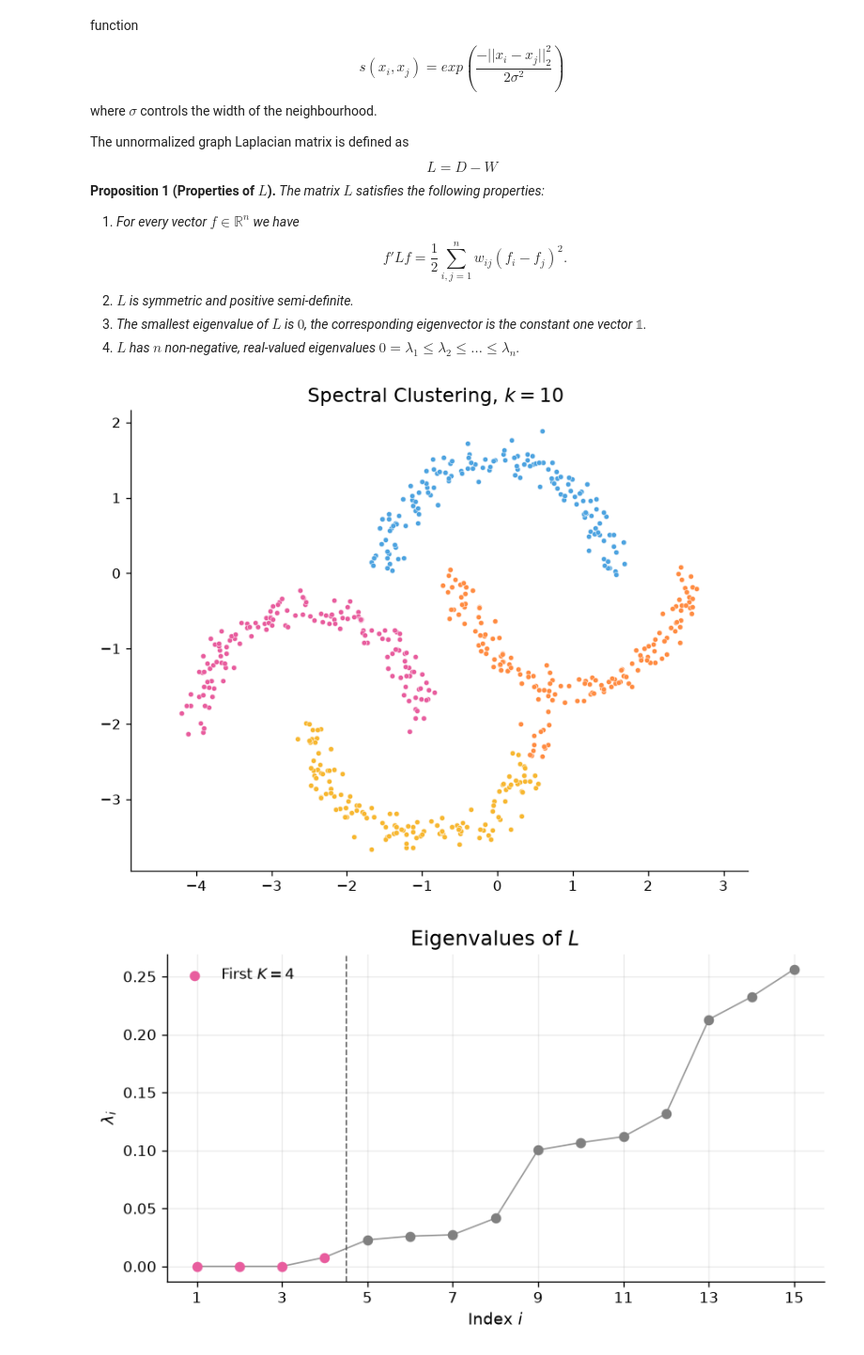
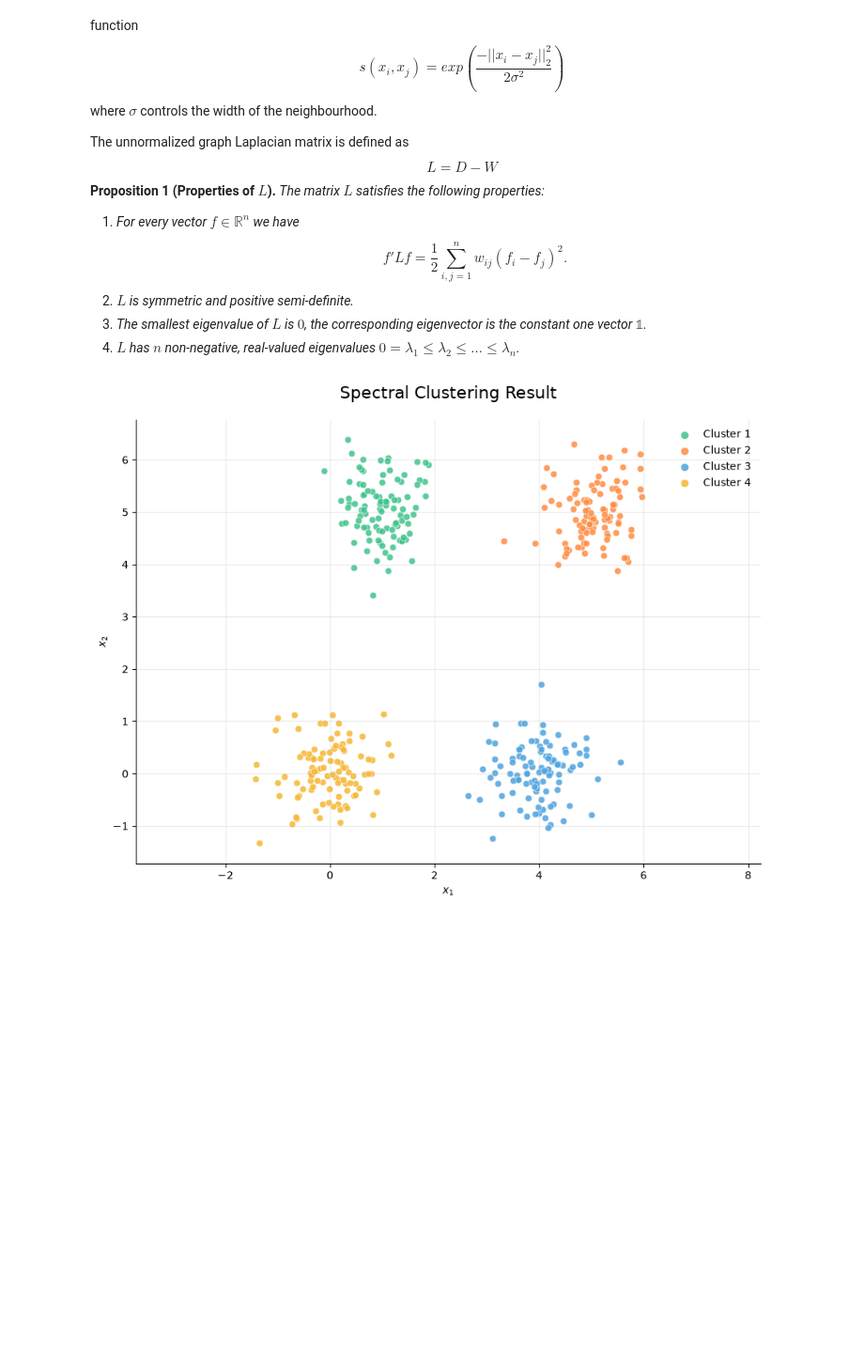
Before and after one commit to theaboge/spectral_clustering, a Jupyter notebook: handin.ipynb, the cells around one changed output. Shown at 94% size. Drawn from its saved outputs; the diff is of its cells as text; code cells hidden in the pictures; blank space fills up the shorter version.

```diff
--- a/handin.ipynb
+++ b/handin.ipynb
@@ -217,8 +99,0 @@ def plot_result(X, labels, lam, K, m = 15, title = None, fname = None):
-# %%
-np.random.seed(42)
-X = make_moons()
-labels, lam, U = spectral_clustering(X, K=4, k=10)
-plot_result(X, labels, lam, K=4, title="Spectral Clustering, $k=10$", fname="moons.pdf")
-# %% [output]
-[figure, removed]
-[figure, removed]
@@ -224,0 +139,36 @@ plot_result(X, labels, lam, K=4, title="Spectral Clustering, $k=10$", fname="moo
+# %%
+colors = ["#3FC38B", "#FF8C42", "#4DA3E0", "#F7B731","#F26B6B",
+              "#9B6BD6",  "#E85D9E", "#1B5E3F",]
+
+X = make_data()
+C = spectral_clustering(X, k=10, K=4, sigma=1)
+
+
+fig, ax = plt.subplots(figsize=(9, 7))
+
+palette = np.array(colors)
+
+for c in np.unique(C):
+    mask = C == c
+    ax.scatter(
+        X[mask, 0], X[mask, 1],
+        s=40,                      # larger markers
+        color=palette[c],
+        alpha=0.85,
+        edgecolor="white",         # thin white outline separates overlapping points
+        linewidth=0.5,
+        label=f"Cluster {c + 1}",
+    )
+
+ax.set_title("Spectral Clustering Result", fontsize=16, pad=20)
+ax.set_xlabel("$x_1$")
+ax.set_ylabel("$x_2$")
+ax.set_aspect("equal", adjustable="datalim")   # keeps the geometry undistorted
+ax.grid(alpha=0.25)
+ax.spines[["top", "right"]].set_visible(False)
+ax.legend(frameon=False, loc="best", markerscale=1.2)
+
+fig.tight_layout()
+plt.show()
+# %% [output]
+[figure, added]
```
Also changed, not shown: parts of 5 cells of this notebook.
